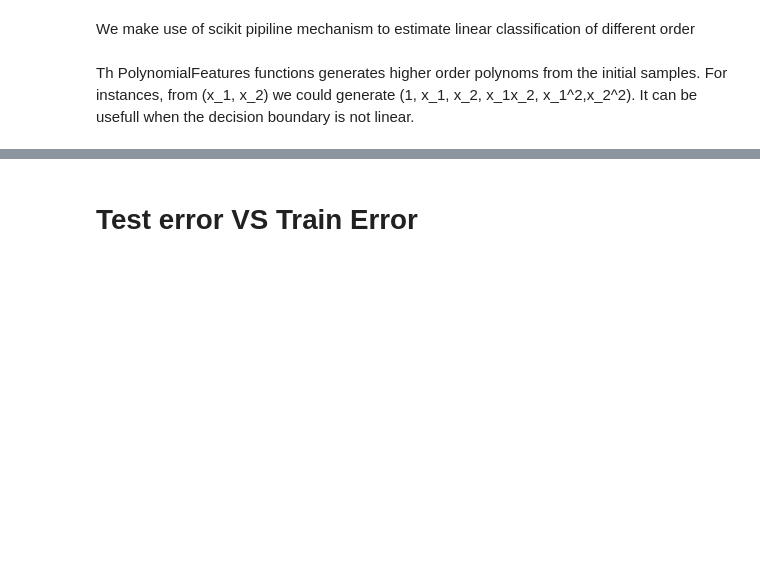
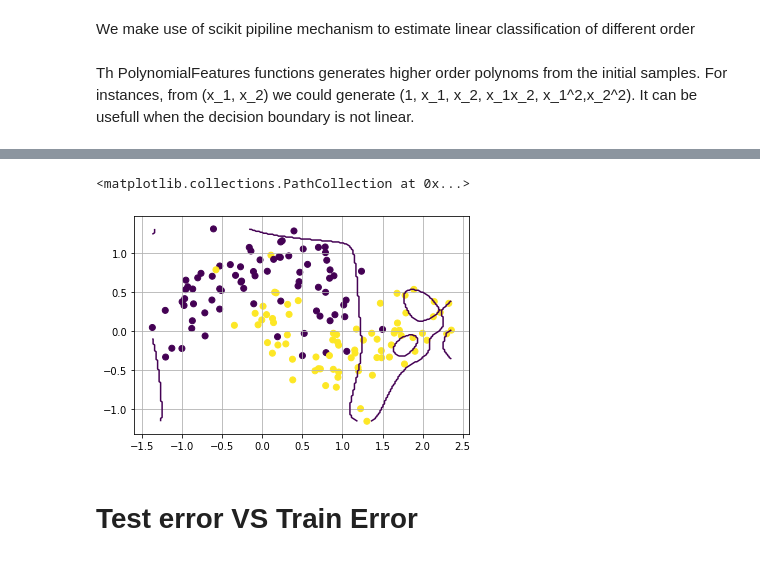
Before and after one commit to DataScience4Geoscience/Toulouse2020, a Jupyter notebook: Notebooks/Introduction/N2_Polynomial_Classification_Model_Complexity.ipynb, the cells around one changed output, grey strips where cells are left out. Drawn from its saved outputs; the diff is of its cells as text; code cells hidden in the pictures; blank space fills up the shorter version.

```diff
--- a/Notebooks/Introduction/N2_Polynomial_Classification_Model_Complexity.ipynb
+++ b/Notebooks/Introduction/N2_Polynomial_Classification_Model_Complexity.ipynb
@@ -30,12 +32,15 @@ XY = sp.vstack([ XX.flatten(), YY.flatten() ]).T
 # %%
 from sklearn import linear_model
-degree = 5# Degree of the polynomial 1 ->10
+degree = 25# Degree of the polynomial 1 ->10
 model = make_pipeline(PolynomialFeatures(degree), linear_model.RidgeClassifier())
 model.fit(X, y)
 yp= model.predict(XY)
 plt.contour(XX,YY,yp.reshape(XX.shape),[0])
 plt.grid()
 plt.scatter(X[:,0], X[:,1], c=y)
+# %% [output]
+<matplotlib.collections.PathCollection at 0x...>
+[figure, added]
 # %% [markdown]
 # Test error VS Train Error
 # %%
```
Also changed, not shown: parts of 2 cells of this notebook.
